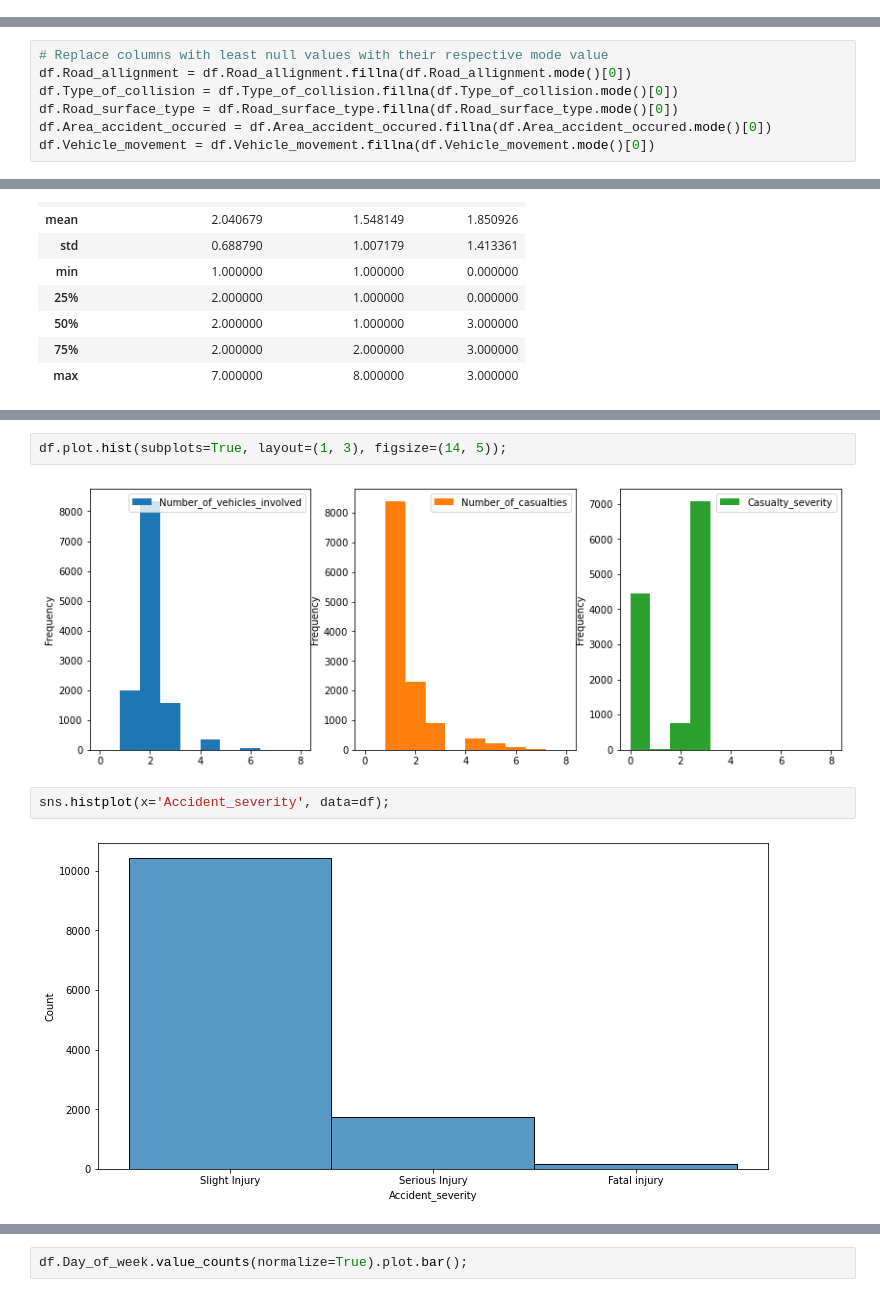
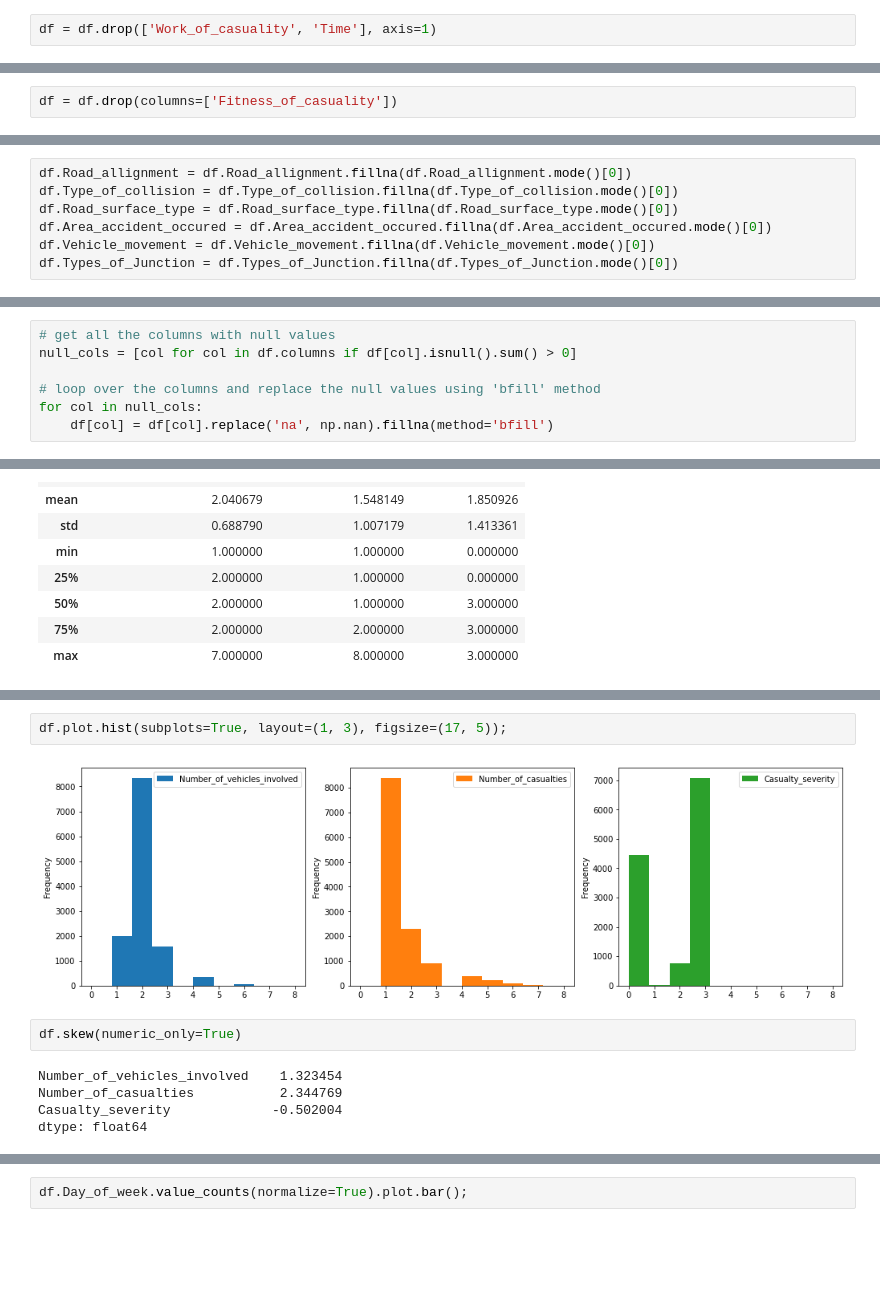
Before and after one commit to jackycwwang/Road-Traffic-Severity-Classification, a Jupyter notebook: 1. Exploratory Data Analysis.ipynb, the cells around one changed output, grey strips where cells are left out. Saved outputs shown, nothing was run; the diff lists cells and outputs as text; blank space fills up the shorter version.

Commit message:
Completed data preprocessing

```diff
--- a/1. Exploratory Data Analysis.ipynb
+++ b/1. Exploratory Data Analysis.ipynb
@@ -157,0 +136,2 @@ dtype: object
+# %%
+df = df.drop(['Work_of_casuality', 'Time'], axis=1)
@@ -157,0 +140,2 @@ dtype: object
+# %%
+df = df.drop(columns=['Fitness_of_casuality'])
@@ -158,7 +144,7 @@ dtype: object
 # %%
-# Replace columns with least null values with their respective mode value
 df.Road_allignment = df.Road_allignment.fillna(df.Road_allignment.mode()[0])
 df.Type_of_collision = df.Type_of_collision.fillna(df.Type_of_collision.mode()[0])
 df.Road_surface_type = df.Road_surface_type.fillna(df.Road_surface_type.mode()[0])
 df.Area_accident_occured = df.Area_accident_occured.fillna(df.Area_accident_occured.mode()[0])
 df.Vehicle_movement = df.Vehicle_movement.fillna(df.Vehicle_movement.mode()[0])
+df.Types_of_Junction = df.Types_of_Junction.fillna(df.Types_of_Junction.mode()[0])
@@ -184,0 +156,7 @@ dtype: int64
+# %%
+# get all the columns with null values
+null_cols = [col for col in df.columns if df[col].isnull().sum() > 0]
+
+# loop over the columns and replace the null values using 'bfill' method
+for col in null_cols:
+    df[col] = df[col].replace('na', np.nan).fillna(method='bfill')
@@ -199,8 +207,11 @@ df.describe()
 # %%
-df.plot.hist(subplots=True, layout=(1, 3), figsize=(14, 5));
+df.plot.hist(subplots=True, layout=(1, 3), figsize=(17, 5));
 # %% [output]
-[figure, old version]
+[figure, new version]
-# %%
-sns.histplot(x='Accident_severity', data=df);
-# %% [output]
-[figure, removed]
+# %%
+df.skew(numeric_only=True)
+# %% [output]
+Number_of_vehicles_involved    1.323454
+Number_of_casualties           2.344769
+Casualty_severity             -0.502004
+dtype: float64
```
Also changed, not shown: parts of 83 cells of this notebook, 2 other files.
